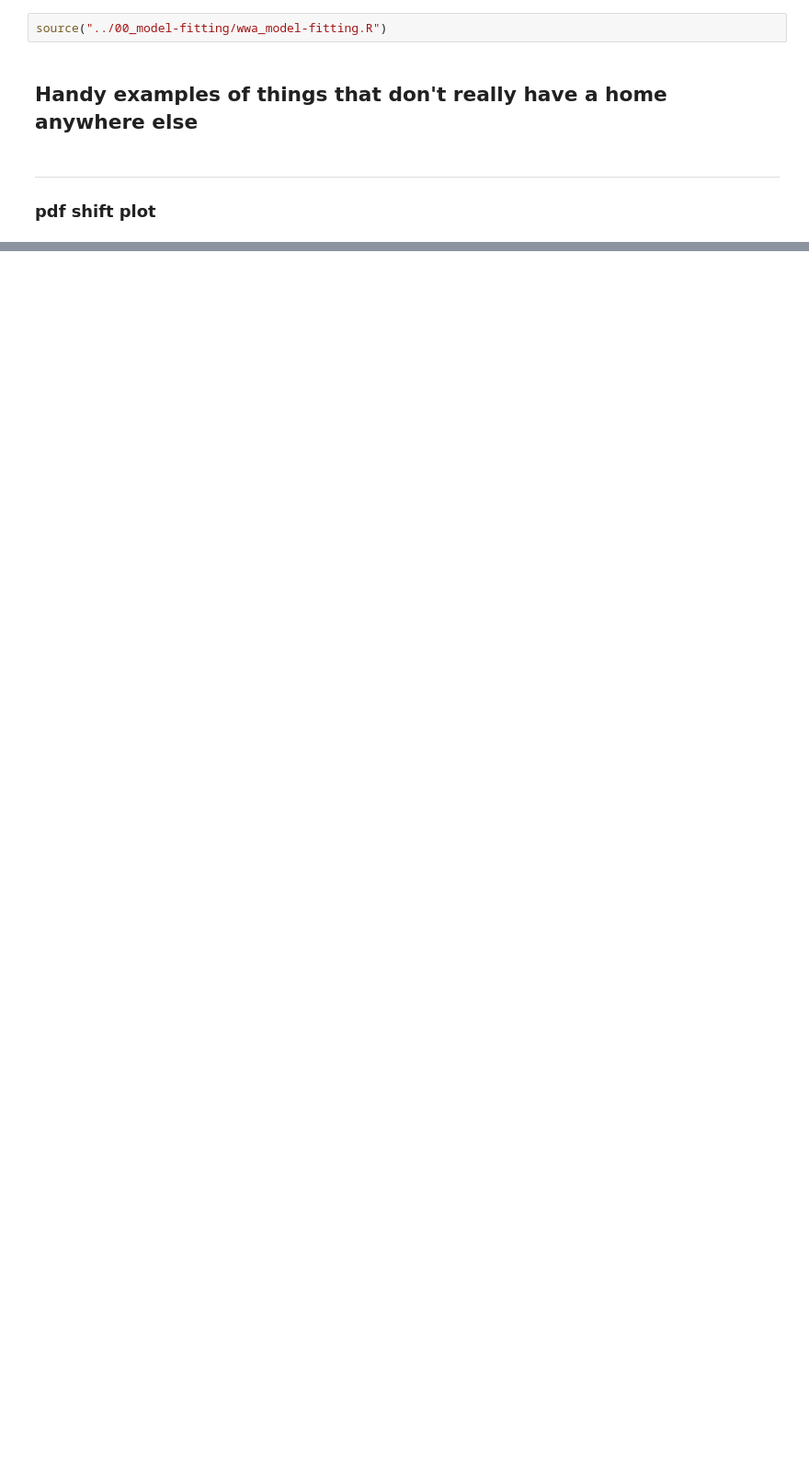
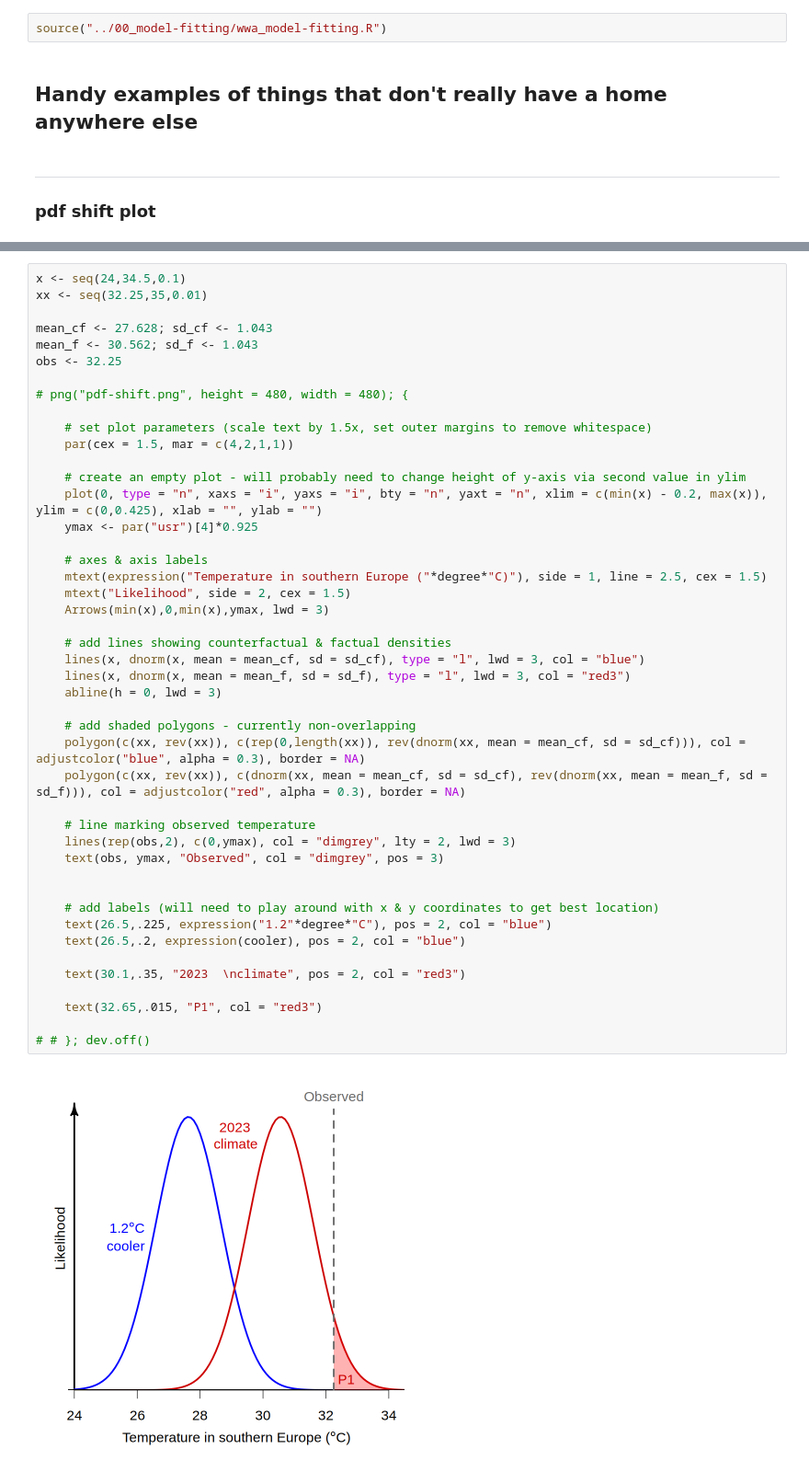
Before and after one commit to clairbarnes/wwa-archive, a Jupyter notebook: 20_misc/snippets.ipynb, the cells around one changed output, grey strips where cells are left out. Shown: that part at 92% size. Cells and saved outputs as stored; diff of their text form; blank space fills up the shorter version.

```diff
--- a/20_misc/snippets.ipynb
+++ b/20_misc/snippets.ipynb
@@ -38,0 +8,47 @@ xx <- seq(32.25,35,0.01)
+# %%
+x <- seq(24,34.5,0.1)
+xx <- seq(32.25,35,0.01)
+
+mean_cf <- 27.628; sd_cf <- 1.043
+mean_f <- 30.562; sd_f <- 1.043
+obs <- 32.25
+
+# png("pdf-shift.png", height = 480, width = 480); {
+
+    # set plot parameters (scale text by 1.5x, set outer margins to remove whitespace)
+    par(cex = 1.5, mar = c(4,2,1,1))
+
+    # create an empty plot - will probably need to change height of y-axis via second value in ylim
+    plot(0, type = "n", xaxs = "i", yaxs = "i", bty = "n", yaxt = "n", xlim = c(min(x) - 0.2, max(x)), ylim = c(0,0.425), xlab = "", ylab = "")
+    ymax <- par("usr")[4]*0.925
+
+    # axes & axis labels
+    mtext(expression("Temperature in southern Europe ("*degree*"C)"), side = 1, line = 2.5, cex = 1.5)
+    mtext("Likelihood", side = 2, cex = 1.5)
+    Arrows(min(x),0,min(x),ymax, lwd = 3)
+
+    # add lines showing counterfactual & factual densities
+    lines(x, dnorm(x, mean = mean_cf, sd = sd_cf), type = "l", lwd = 3, col = "blue")
+    lines(x, dnorm(x, mean = mean_f, sd = sd_f), type = "l", lwd = 3, col = "red3")
+    abline(h = 0, lwd = 3)
+
+    # add shaded polygons - currently non-overlapping
+    polygon(c(xx, rev(xx)), c(rep(0,length(xx)), rev(dnorm(xx, mean = mean_cf, sd = sd_cf))), col = adjustcolor("blue", alpha = 0.3), border = NA)
+    polygon(c(xx, rev(xx)), c(dnorm(xx, mean = mean_cf, sd = sd_cf), rev(dnorm(xx, mean = mean_f, sd = sd_f))), col = adjustcolor("red", alpha = 0.3), border = NA)
+
+    # line marking observed temperature
+    lines(rep(obs,2), c(0,ymax), col = "dimgrey", lty = 2, lwd = 3)
+    text(obs, ymax, "Observed", col = "dimgrey", pos = 3)
+
+
+    # add labels (will need to play around with x & y coordinates to get best location)
+    text(26.5,.225, expression("1.2"*degree*"C"), pos = 2, col = "blue")
+    text(26.5,.2, expression(cooler), pos = 2, col = "blue")
+
+    text(30.1,.35, "2023  \nclimate", pos = 2, col = "red3")
+
+    text(32.65,.015, "P1", col = "red3")
+
+# # }; dev.off()
+# %% [output]
+[figure, added]
```
Also changed, not shown: parts of 1 cell of this notebook, 2 other files.
